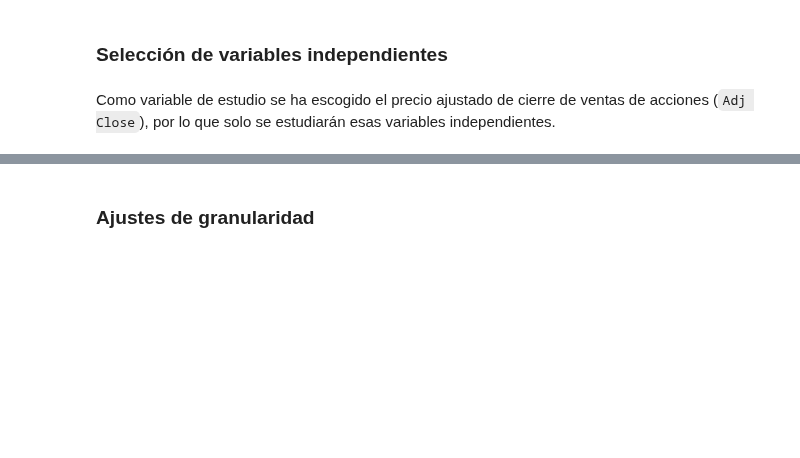
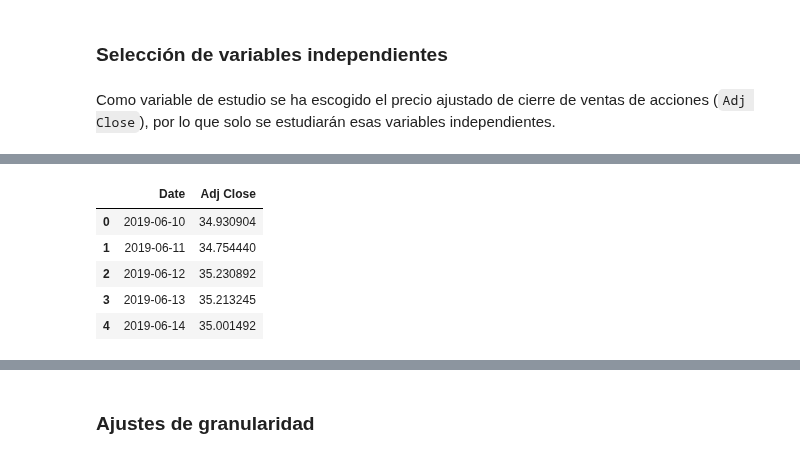
Before and after one commit to alu0101351773/TAAD_practicas, a Jupyter notebook: src/time_series.ipynb, the cells around one changed output, grey strips where cells are left out. Drawn from its saved outputs; the diff is of its cells as text; code cells hidden in the pictures; blank space fills up the shorter version.

```diff
--- a/src/time_series.ipynb
+++ b/src/time_series.ipynb
@@ -105,0 +115,11 @@ pfizer_data = pfizer_data.fi
+# %%
+azeneca_data = azeneca_data.filter(items=['Date', 'Adj Close'])
+
+display(azeneca_data.head())
+# %% [output]
+|  | Date | Adj Close |
+| 0 | 2019-06-10 | 34.930904 |
+| 1 | 2019-06-11 | 34.754440 |
+| 2 | 2019-06-12 | 35.230892 |
+| 3 | 2019-06-13 | 35.213245 |
+| 4 | 2019-06-14 | 35.001492 |
```
Also changed, not shown: parts of 5 cells of this notebook.
